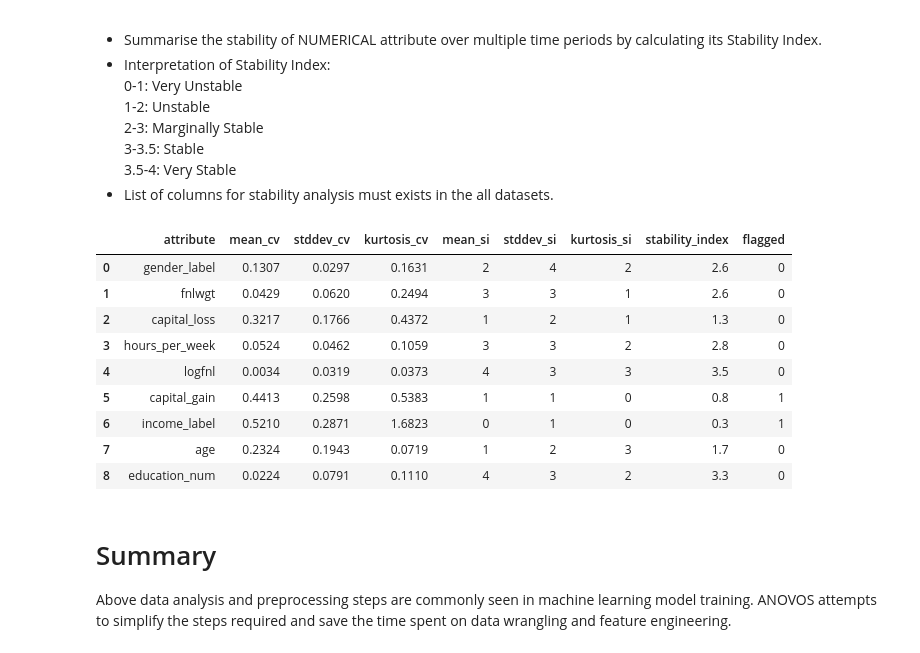
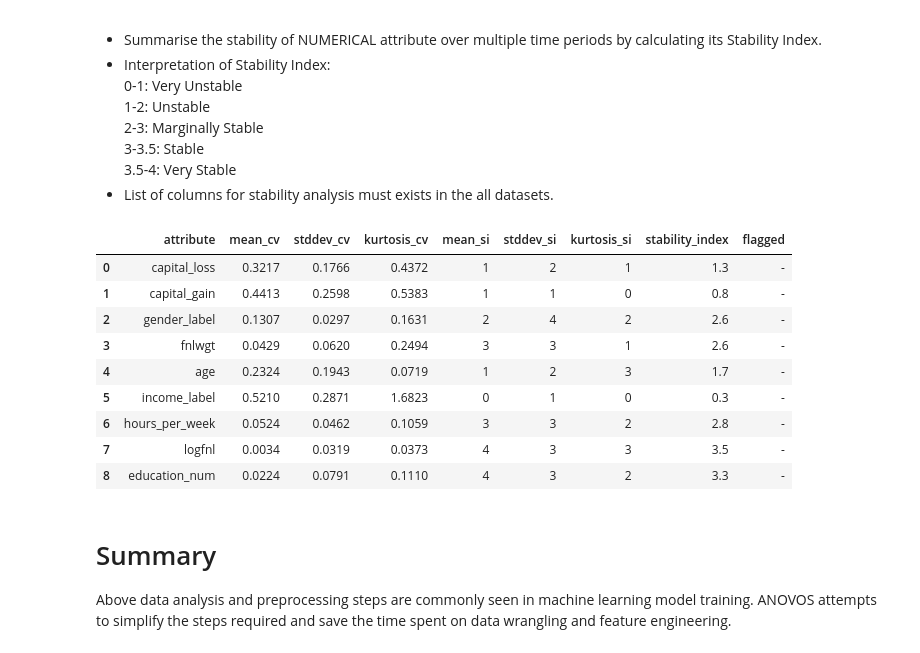
Before and after one commit to anovos/anovos, a Jupyter notebook: notebooks/anovos_quickstart_guide.ipynb, the cells around one changed output. Saved outputs shown, nothing was run; the diff lists cells and outputs as text; code cells hidden in the pictures.

```diff
--- a/notebooks/anovos_quickstart_guide.ipynb
+++ b/notebooks/anovos_quickstart_guide.ipynb
@@ -421,29 +421,29 @@ drift_statistics(df_target, df_source, method_type="all").toPandas()
 # %%
 from anovos.data_ingest.data_ingest import read_dataset
 
-df1 = read_dataset(file_path = "data/income_dataset/stability_index/1", file_type = "csv", file_configs = {"header": "True", "delimiter": "," ,"inferSchema": "True"})
-df2 = read_dataset(file_path = "data/income_dataset/stability_index/2", file_type = "csv", file_configs = {"header": "True", "delimiter": "," ,"inferSchema": "True"})
-df3 = read_dataset(file_path = "data/income_dataset/stability_index/3", file_type = "csv", file_configs = {"header": "True", "delimiter": "," ,"inferSchema": "True"})
-df4 = read_dataset(file_path = "data/income_dataset/stability_index/4", file_type = "csv", file_configs = {"header": "True", "delimiter": "," ,"inferSchema": "True"})
-df5 = read_dataset(file_path = "data/income_dataset/stability_index/5", file_type = "csv", file_configs = {"header": "True", "delimiter": "," ,"inferSchema": "True"})
-df6 = read_dataset(file_path = "data/income_dataset/stability_index/6", file_type = "csv", file_configs = {"header": "True", "delimiter": "," ,"inferSchema": "True"})
-df7 = read_dataset(file_path = "data/income_dataset/stability_index/7", file_type = "csv", file_configs = {"header": "True", "delimiter": "," ,"inferSchema": "True"})
-df8 = read_dataset(file_path = "data/income_dataset/stability_index/8", file_type = "csv", file_configs = {"header": "True", "delimiter": "," ,"inferSchema": "True"})
-df9 = read_dataset(file_path = "data/income_dataset/stability_index/9", file_type = "csv", file_configs = {"header": "True", "delimiter": "," ,"inferSchema": "True"})
+df1 = read_dataset(spark, file_path = "../data/income_dataset/stability_index/1", file_type = "csv", file_configs = {"header": "True", "delimiter": "," ,"inferSchema": "True"})
+df2 = read_dataset(spark, file_path = "../data/income_dataset/stability_index/2", file_type = "csv", file_configs = {"header": "True", "delimiter": "," ,"inferSchema": "True"})
+df3 = read_dataset(spark, file_path = "../data/income_dataset/stability_index/3", file_type = "csv", file_configs = {"header": "True", "delimiter": "," ,"inferSchema": "True"})
+df4 = read_dataset(spark, file_path = "../data/income_dataset/stability_index/4", file_type = "csv", file_configs = {"header": "True", "delimiter": "," ,"inferSchema": "True"})
+df5 = read_dataset(spark, file_path = "../data/income_dataset/stability_index/5", file_type = "csv", file_configs = {"header": "True", "delimiter": "," ,"inferSchema": "True"})
+df6 = read_dataset(spark, file_path = "../data/income_dataset/stability_index/6", file_type = "csv", file_configs = {"header": "True", "delimiter": "," ,"inferSchema": "True"})
+df7 = read_dataset(spark, file_path = "../data/income_dataset/stability_index/7", file_type = "csv", file_configs = {"header": "True", "delimiter": "," ,"inferSchema": "True"})
+df8 = read_dataset(spark, file_path = "../data/income_dataset/stability_index/8", file_type = "csv", file_configs = {"header": "True", "delimiter": "," ,"inferSchema": "True"})
+df9 = read_dataset(spark, file_path = "../data/income_dataset/stability_index/9", file_type = "csv", file_configs = {"header": "True", "delimiter": "," ,"inferSchema": "True"})
 # %%
 from anovos.data_drift.drift_detector import stabilityIndex_computation
-stabilityIndex_computation(df1,df2,df3,df4,df5,df6,df7,df7,df9).toPandas()
+stabilityIndex_computation(spark, df1,df2,df3,df4,df5,df6,df7,df7,df9).toPandas()
 # %% [output]
 |  | attribute | mean_cv | stddev_cv | kurtosis_cv | mean_si | stddev_si | kurtosis_si | stability_index | flagged |
-| 0 | gender_label | 0.1307 | 0.0297 | 0.1631 | 2 | 4 | 2 | 2.6 | 0 |
-| 1 | fnlwgt | 0.0429 | 0.0620 | 0.2494 | 3 | 3 | 1 | 2.6 | 0 |
-| 2 | capital_loss | 0.3217 | 0.1766 | 0.4372 | 1 | 2 | 1 | 1.3 | 0 |
-| 3 | hours_per_week | 0.0524 | 0.0462 | 0.1059 | 3 | 3 | 2 | 2.8 | 0 |
-| 4 | logfnl | 0.0034 | 0.0319 | 0.0373 | 4 | 3 | 3 | 3.5 | 0 |
-| 5 | capital_gain | 0.4413 | 0.2598 | 0.5383 | 1 | 1 | 0 | 0.8 | 1 |
-| 6 | income_label | 0.5210 | 0.2871 | 1.6823 | 0 | 1 | 0 | 0.3 | 1 |
-| 7 | age | 0.2324 | 0.1943 | 0.0719 | 1 | 2 | 3 | 1.7 | 0 |
-| 8 | education_num | 0.0224 | 0.0791 | 0.1110 | 4 | 3 | 2 | 3.3 | 0 |
+| 0 | capital_loss | 0.3217 | 0.1766 | 0.4372 | 1 | 2 | 1 | 1.3 | - |
+| 1 | capital_gain | 0.4413 | 0.2598 | 0.5383 | 1 | 1 | 0 | 0.8 | - |
+| 2 | gender_label | 0.1307 | 0.0297 | 0.1631 | 2 | 4 | 2 | 2.6 | - |
+| 3 | fnlwgt | 0.0429 | 0.0620 | 0.2494 | 3 | 3 | 1 | 2.6 | - |
+| 4 | age | 0.2324 | 0.1943 | 0.0719 | 1 | 2 | 3 | 1.7 | - |
+| 5 | income_label | 0.5210 | 0.2871 | 1.6823 | 0 | 1 | 0 | 0.3 | - |
+| 6 | hours_per_week | 0.0524 | 0.0462 | 0.1059 | 3 | 3 | 2 | 2.8 | - |
+| 7 | logfnl | 0.0034 | 0.0319 | 0.0373 | 4 | 3 | 3 | 3.5 | - |
+| 8 | education_num | 0.0224 | 0.0791 | 0.1110 | 4 | 3 | 2 | 3.3 | - |
 # %% [markdown]
 # Summary
 Above data analysis and preprocessing steps are commonly seen in machine learning model training. ANOVOS attempts to simplify the steps required and save the time spent on data wrangling and feature engineering.
```
Also changed, not shown: parts of 16 cells of this notebook.
